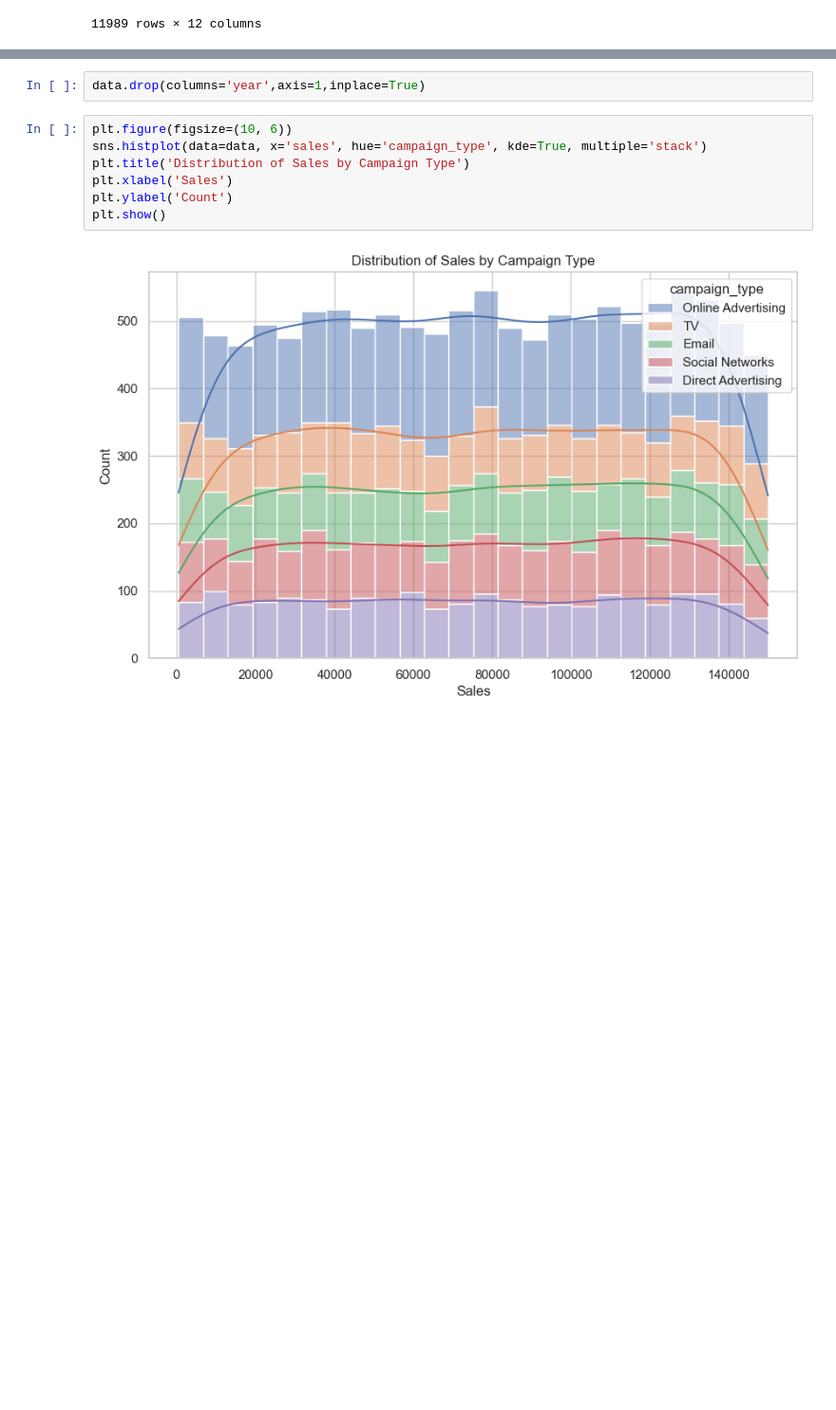
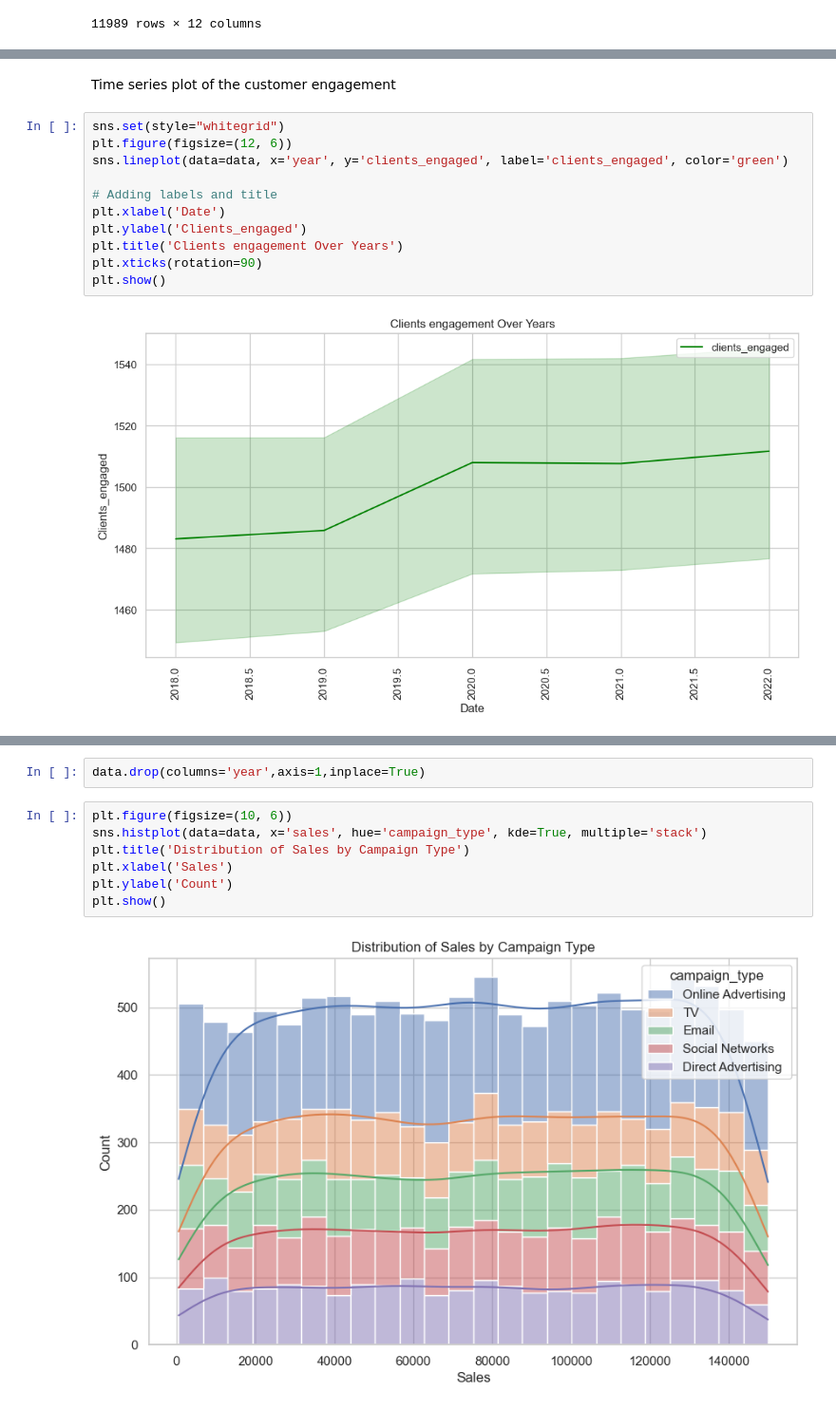
Before and after one commit to OUM124/Analysis-of-the-Campaign-Marketing, a Jupyter notebook: part1.ipynb, the cells around one changed output, grey strips where cells are left out. Shown at 95% size. Saved outputs shown, nothing was run; the diff lists cells and outputs as text; blank space fills up the shorter version.

Commit message:
Time series graph for clients_engagement  done

```diff
--- a/part1.ipynb
+++ b/part1.ipynb
@@ -528,3 +527,18 @@ plt.xticks(rotation=90)
 plt.show()
 # %% [output]
 [figure]
+# %% [markdown]
+<span>Time series plot of the customer engagement</span>
+# %%
+sns.set(style="whitegrid")
+plt.figure(figsize=(12, 6))
+sns.lineplot(data=data, x='year', y='clients_engaged', label='clients_engaged', color='green')
+
+# Adding labels and title
+plt.xlabel('Date')
+plt.ylabel('Clients_engaged')
+plt.title('Clients engagement Over Years')
+plt.xticks(rotation=90)
+plt.show()
+# %% [output]
+[figure, added]
```
Also changed, not shown: parts of 4 cells of this notebook.
